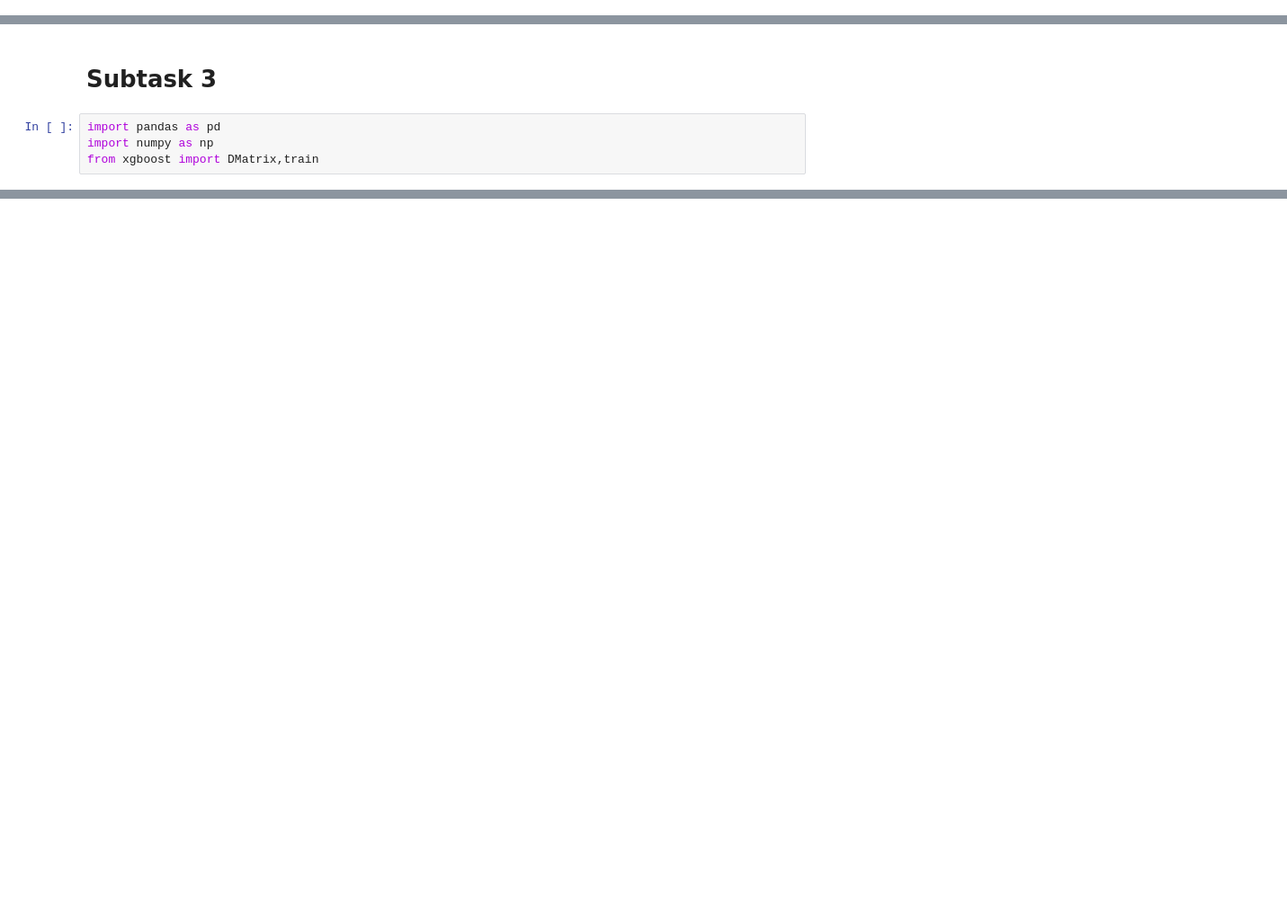
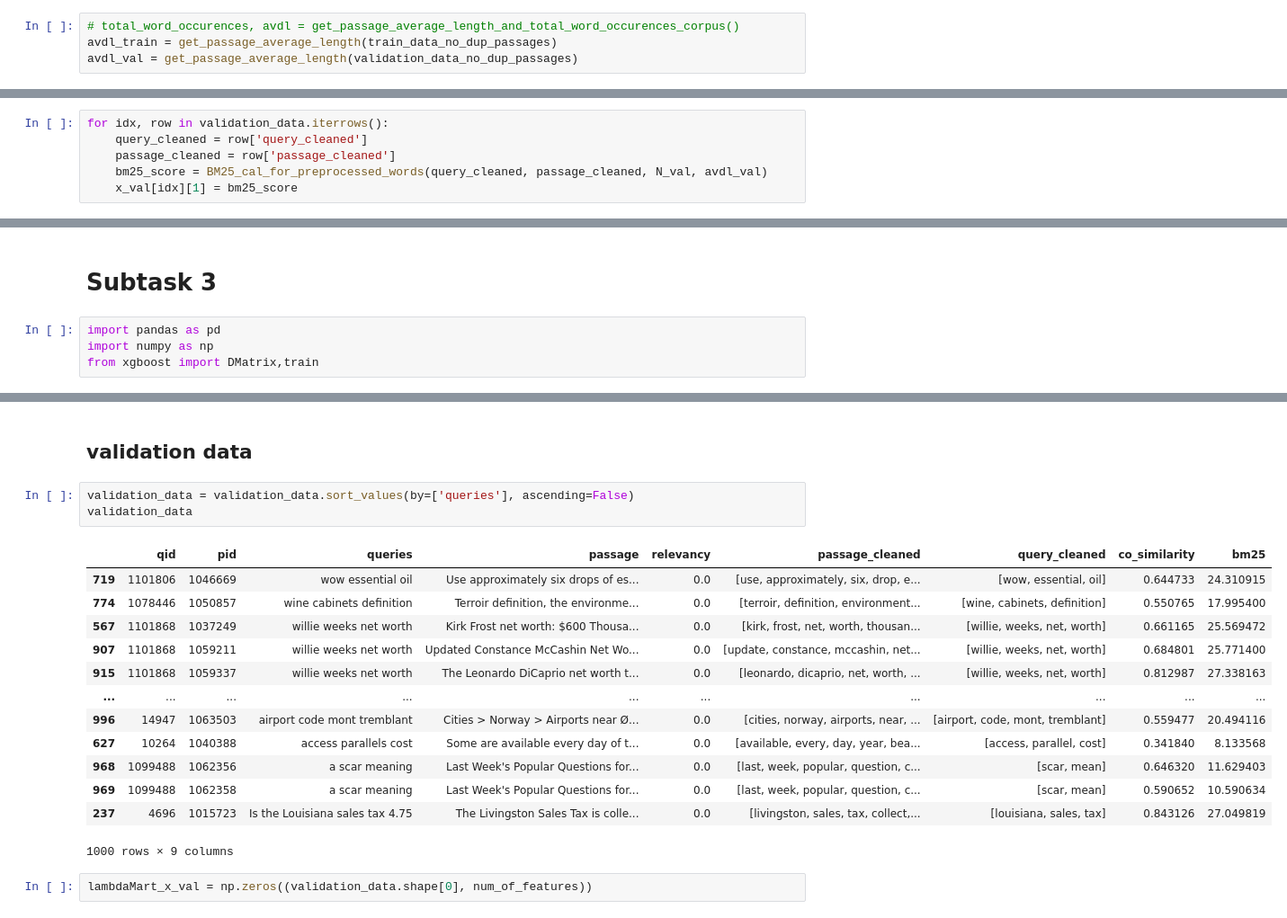
Before and after one commit to Minjae97/IR_CW2, a Jupyter notebook: Subtask1&2&3.ipynb, the cells around one changed output, grey strips where cells are left out. Shown at 90% size. Drawn from its saved outputs; the diff is of its cells as text; blank space fills up the shorter version.

```diff
--- a/Subtask1&2&3.ipynb
+++ b/Subtask1&2&3.ipynb
@@ -553,0 +590,4 @@ y_train_val = validation_data.relevancy.values
+# %%
+# total_word_occurences, avdl = get_passage_average_length_and_total_word_occurences_corpus()
+avdl_train = get_passage_average_length(train_data_no_dup_passages)
+avdl_val = get_passage_average_length(validation_data_no_dup_passages)
@@ -553,0 +633,6 @@ y_train_val = validation_data.relevancy.values
+# %%
+for idx, row in validation_data.iterrows():
+    query_cleaned = row['query_cleaned']
+    passage_cleaned = row['passage_cleaned']
+    bm25_score = BM25_cal_for_preprocessed_words(query_cleaned, passage_cleaned, N_val, avdl_val)
+    x_val[idx][1] = bm25_score
@@ -702,0 +974,21 @@ from xgboost import DMatrix,train
+# %% [markdown]
+## validation data
+# %%
+validation_data = validation_data.sort_values(by=['queries'], ascending=False)
+validation_data
+# %% [output]
+|  | qid | pid | queries | passage | relevancy | passage_cleaned | query_cleaned | co_similarity | bm25 |
+| 719 | 1101806 | 1046669 | wow essential oil | Use approximately six drops of es... | 0.0 | [use, approximately, six, drop, e... | [wow, essential, oil] | 0.644733 | 24.310915 |
+| 774 | 1078446 | 1050857 | wine cabinets definition | Terroir definition, the environme... | 0.0 | [terroir, definition, environment... | [wine, cabinets, definition] | 0.550765 | 17.995400 |
+| 567 | 1101868 | 1037249 | willie weeks net worth | Kirk Frost net worth: $600 Thousa... | 0.0 | [kirk, frost, net, worth, thousan... | [willie, weeks, net, worth] | 0.661165 | 25.569472 |
+| 907 | 1101868 | 1059211 | willie weeks net worth | Updated Constance McCashin Net Wo... | 0.0 | [update, constance, mccashin, net... | [willie, weeks, net, worth] | 0.684801 | 25.771400 |
+| 915 | 1101868 | 1059337 | willie weeks net worth | The Leonardo DiCaprio net worth t... | 0.0 | [leonardo, dicaprio, net, worth, ... | [willie, weeks, net, worth] | 0.812987 | 27.338163 |
+| ... | ... | ... | ... | ... | ... | ... | ... | ... | ... |
+| 996 | 14947 | 1063503 | airport code mont tremblant | Cities > Norway > Airports near Ø... | 0.0 | [cities, norway, airports, near, ... | [airport, code, mont, tremblant] | 0.559477 | 20.494116 |
+| 627 | 10264 | 1040388 | access parallels cost | Some are available every day of t... | 0.0 | [available, every, day, year, bea... | [access, parallel, cost] | 0.341840 | 8.133568 |
+| 968 | 1099488 | 1062356 | a scar meaning | Last Week's Popular Questions for... | 0.0 | [last, week, popular, question, c... | [scar, mean] | 0.646320 | 11.629403 |
+| 969 | 1099488 | 1062358 | a scar meaning | Last Week's Popular Questions for... | 0.0 | [last, week, popular, question, c... | [scar, mean] | 0.590652 | 10.590634 |
+| 237 | 4696 | 1015723 | Is the Louisiana sales tax 4.75 | The Livingston Sales Tax is colle... | 0.0 | [livingston, sales, tax, collect,... | [louisiana, sales, tax] | 0.843126 | 27.049819 |
+1000 rows × 9 columns
+# %%
+lambdaMart_x_val = np.zeros((validation_data.shape[0], num_of_features))
```
Also changed, not shown: parts of 100 cells of this notebook, 2 other files.
